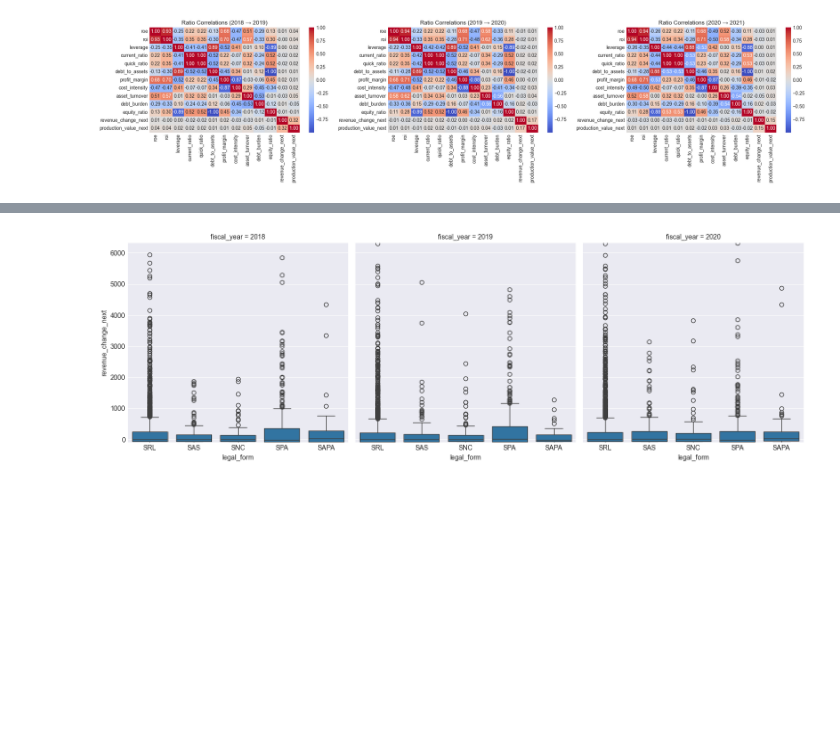
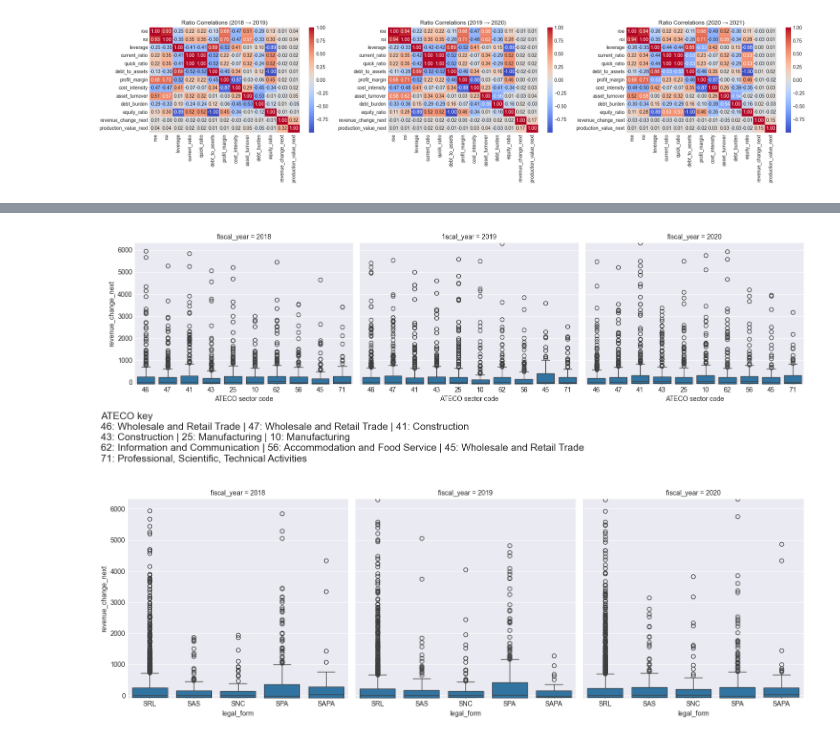
Before and after one commit to KorayAydin3k/Expert_AI_project, a Jupyter notebook: notebook/starter_template_2.ipynb, the cells around one changed output, grey strips where cells are left out. Cells and saved outputs as stored; diff of their text form; code cells hidden in the pictures; blank space fills up the shorter version.

```diff
--- a/notebook/starter_template_2.ipynb
+++ b/notebook/starter_template_2.ipynb
@@ -405,3 +380,89 @@ plt.show()
+# %%
+# Top sectors by frequency (keep sector codes separate)
+top_sectors = eda_df['ateco_sector'].value_counts().nlargest(10).index
+
+# ATECO main-category labels from docs/data_dictionary.md
+ateco_ranges = [
+    (1, 3, 'Agriculture, Forestry, Fishing'),
+    (5, 9, 'Mining and Quarrying'),
+    (10, 33, 'Manufacturing'),
+    (35, 35, 'Electricity, Gas, Steam'),
+    (36, 39, 'Water Supply, Sewerage, Waste'),
+    (41, 43, 'Construction'),
+    (45, 47, 'Wholesale and Retail Trade'),
+    (49, 53, 'Transportation and Storage'),
+    (55, 56, 'Accommodation and Food Service'),
+    (58, 63, 'Information and Communication'),
+    (64, 66, 'Financial and Insurance Activities'),
+    (68, 68, 'Real Estate Activities'),
+    (69, 75, 'Professional, Scientific, Technical Activities'),
+    (77, 82, 'Administrative and Support Services'),
+    (84, 84, 'Public Administration'),
+    (85, 85, 'Education'),
+    (86, 88, 'Human Health and Social Work'),
+    (90, 93, 'Arts, Entertainment, Recreation'),
+    (94, 96, 'Other Service Activities'),
+]
+
+def ateco_desc_from_code(code):
+    code_str = str(code).strip()
+    try:
+        code_int = int(float(code_str))
+    except Exception:
+        return 'Unmapped'
+
+    for lo, hi, label in ateco_ranges:
+        if lo <= code_int <= hi:
+            return label
+    return 'Unmapped'
+
+def ateco_code_fmt(code):
+    try:
+        return f"{int(float(str(code).strip())):02d}"
+    except Exception:
+        return str(code)
+
+def chunk_list(items, size):
+    return [items[i:i + size] for i in range(0, len(items), size)]
+
+plot_df = eda_df[eda_df['ateco_sector'].isin(top_sectors)].copy()
+plot_df['ateco_sector_code'] = plot_df['ateco_sector'].apply(ateco_code_fmt)
+
+# Keep same frequency ordering
+sector_order_codes = [ateco_code_fmt(s) for s in top_sectors]
+
+g = sns.FacetGrid(
+    plot_df,
+    col='fiscal_year',
+    height=5
+)
+
+g.map_dataframe(
+    sns.boxplot,
+    x='ateco_sector_code',
+    y='revenue_change_next',
+    order=sector_order_codes
+)
+
+for ax in g.axes.flat:
+    ax.set_ylim(
+        eda_df['revenue_change_next'].quantile(0.01),
+        eda_df['revenue_change_next'].quantile(0.99)
+    )
+    ax.set_xlabel('ATECO sector code')
+    ax.tick_params(axis='x', labelrotation=0)
+
+# Add compact key below the chart (so x-axis can stay numeric)
+key_items = [f"{code}: {ateco_desc_from_code(code)}" for code in sector_order_codes]
+key_lines = [' | '.join(line) for line in chunk_list(key_items, 3)]
+key_text = 'ATECO key' + '\n' + '\n'.join(key_lines)
+
+g.fig.subplots_adjust(bottom=0.22 + 0.04 * max(0, len(key_lines) - 1))
+g.fig.text(0.01, 0.01, key_text, ha='left', va='bottom', fontsize=15)
+
+plt.show()
+# %% [output]
+[figure, added]
 # %%
 g = sns.FacetGrid(
     eda_df,
```
Also changed, not shown: parts of 7 cells of this notebook, 13 other files.
